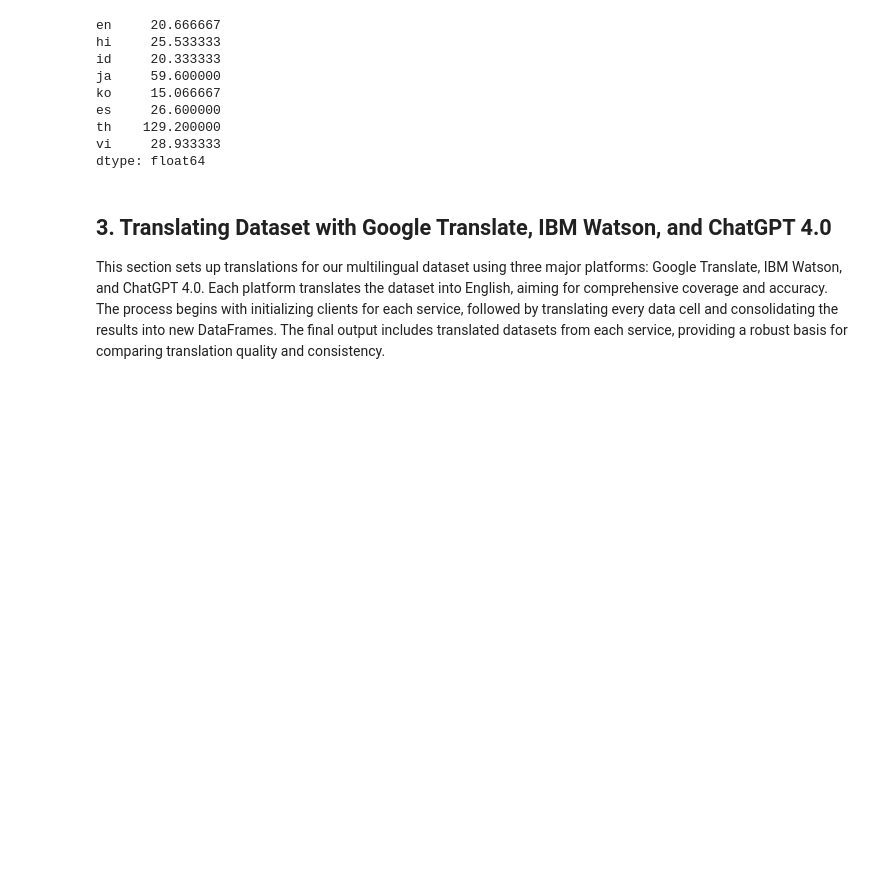
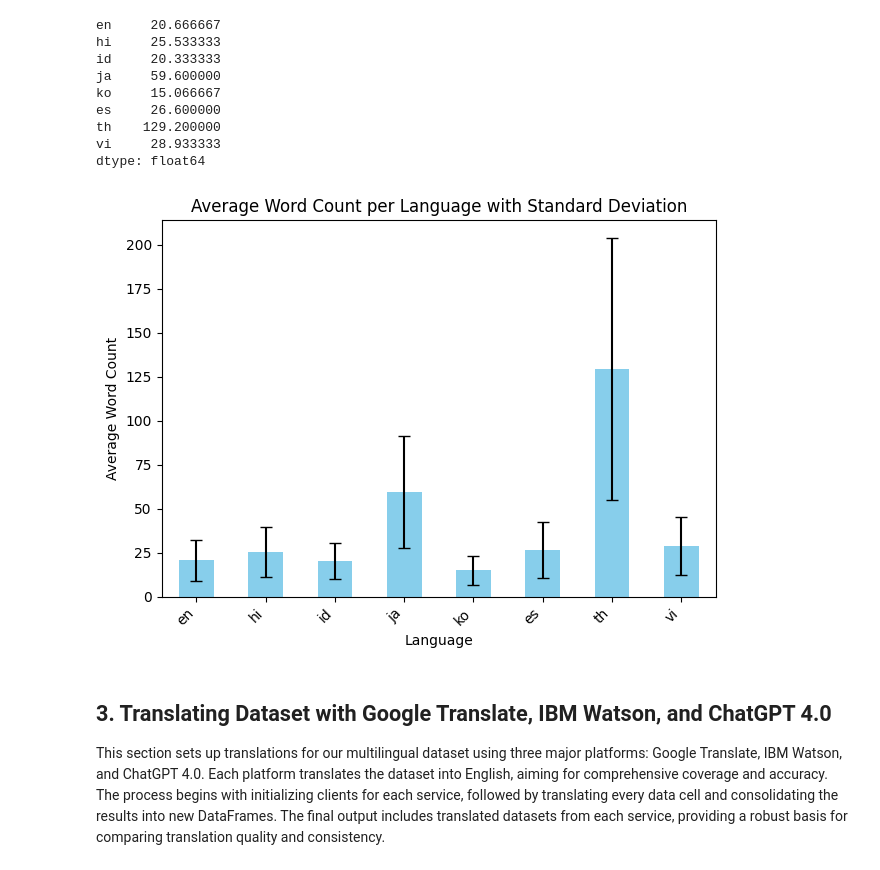
Before and after one commit to rnagamatsu/textanalytics_group2, a Jupyter notebook: FinalDraft_Group2.ipynb, the cells around one changed output. Drawn from its saved outputs; the diff is of its cells as text; code cells hidden in the pictures; blank space fills up the shorter version.

```diff
--- a/FinalDraft_Group2.ipynb
+++ b/FinalDraft_Group2.ipynb
@@ -221,6 +221,25 @@ es     26.600000
 th    129.200000
 vi     28.933333
 dtype: float64
+# %%
+df_word_counts = pd.DataFrame(word_counts)
+standard_deviations = df_word_counts.std()
+
+# Creating the plot
+fig, ax = plt.subplots()
+average_word_counts.plot(kind='bar', yerr=standard_deviations, capsize=4, color='skyblue', ax=ax)
+
+# Adding labels and title
+ax.set_xlabel('Language')
+ax.set_ylabel('Average Word Count')
+ax.set_title('Average Word Count per Language with Standard Deviation')
+ax.set_xticklabels(average_word_counts.index, rotation=45, ha='right')
+
+# Show the plot
+plt.tight_layout()
+plt.show()
+# %% [output]
+[figure, added]
 # %% [markdown]
 ## 3. Translating Dataset with Google Translate, IBM Watson, and ChatGPT 4.0
 
```
Also changed, not shown: parts of 1 cell of this notebook.
